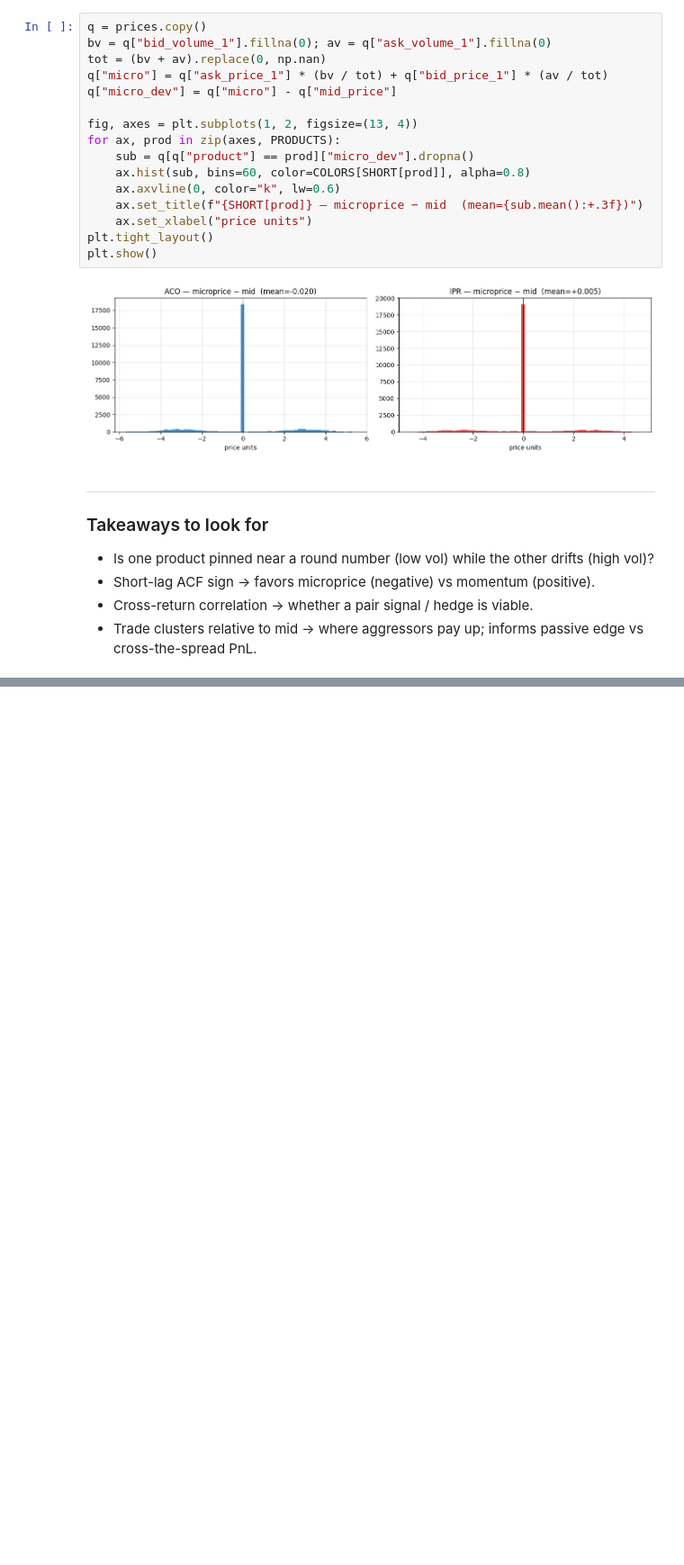
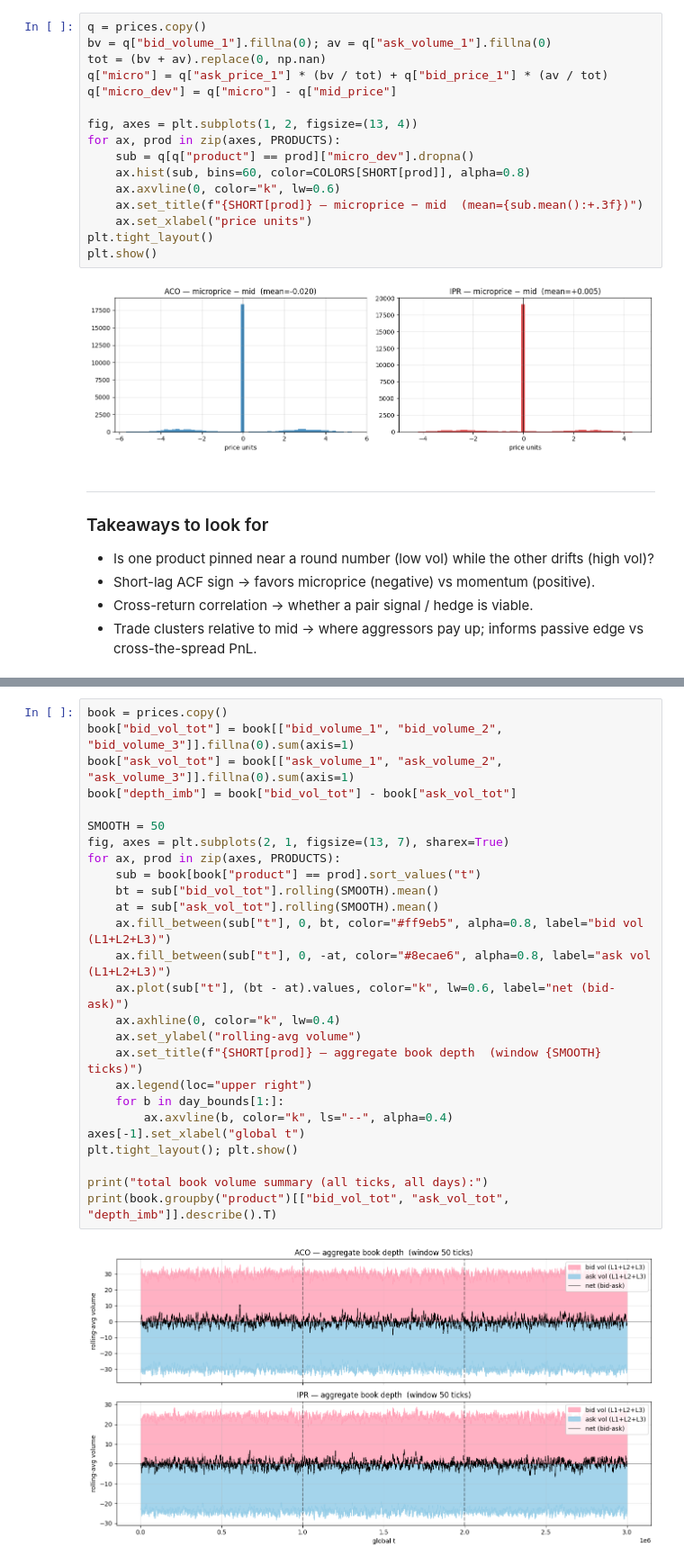
Before and after one commit to arkankau/asimc4, a Jupyter notebook: round1_eda.ipynb, the cells around one changed output, grey strips where cells are left out. Shown at 90% size. Saved outputs shown, nothing was run; the diff lists cells and outputs as text; blank space fills up the shorter version.

```diff
--- a/round1_eda.ipynb
+++ b/round1_eda.ipynb
@@ -336,0 +388,28 @@ plt.show()
+# %%
+book = prices.copy()
+book["bid_vol_tot"] = book[["bid_volume_1", "bid_volume_2", "bid_volume_3"]].fillna(0).sum(axis=1)
+book["ask_vol_tot"] = book[["ask_volume_1", "ask_volume_2", "ask_volume_3"]].fillna(0).sum(axis=1)
+book["depth_imb"] = book["bid_vol_tot"] - book["ask_vol_tot"]
+
+SMOOTH = 50
+fig, axes = plt.subplots(2, 1, figsize=(13, 7), sharex=True)
+for ax, prod in zip(axes, PRODUCTS):
+    sub = book[book["product"] == prod].sort_values("t")
+    bt = sub["bid_vol_tot"].rolling(SMOOTH).mean()
+    at = sub["ask_vol_tot"].rolling(SMOOTH).mean()
+    ax.fill_between(sub["t"], 0, bt, color="#ff9eb5", alpha=0.8, label="bid vol (L1+L2+L3)")
+    ax.fill_between(sub["t"], 0, -at, color="#8ecae6", alpha=0.8, label="ask vol (L1+L2+L3)")
+    ax.plot(sub["t"], (bt - at).values, color="k", lw=0.6, label="net (bid-ask)")
+    ax.axhline(0, color="k", lw=0.4)
+    ax.set_ylabel("rolling-avg volume")
+    ax.set_title(f"{SHORT[prod]} — aggregate book depth  (window {SMOOTH} ticks)")
+    ax.legend(loc="upper right")
+    for b in day_bounds[1:]:
+        ax.axvline(b, color="k", ls="--", alpha=0.4)
+axes[-1].set_xlabel("global t")
+plt.tight_layout(); plt.show()
+
+print("total book volume summary (all ticks, all days):")
+print(book.groupby("product")[["bid_vol_tot", "ask_vol_tot", "depth_imb"]].describe().T)
+# %% [output]
+[figure, added]
```
Also changed, not shown: parts of 15 cells of this notebook.
